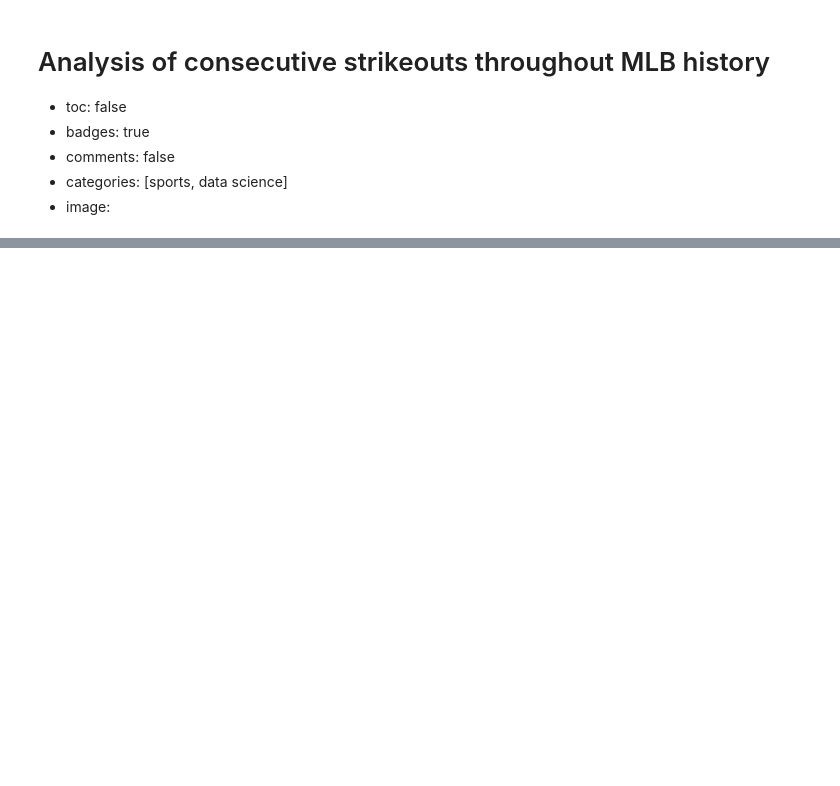
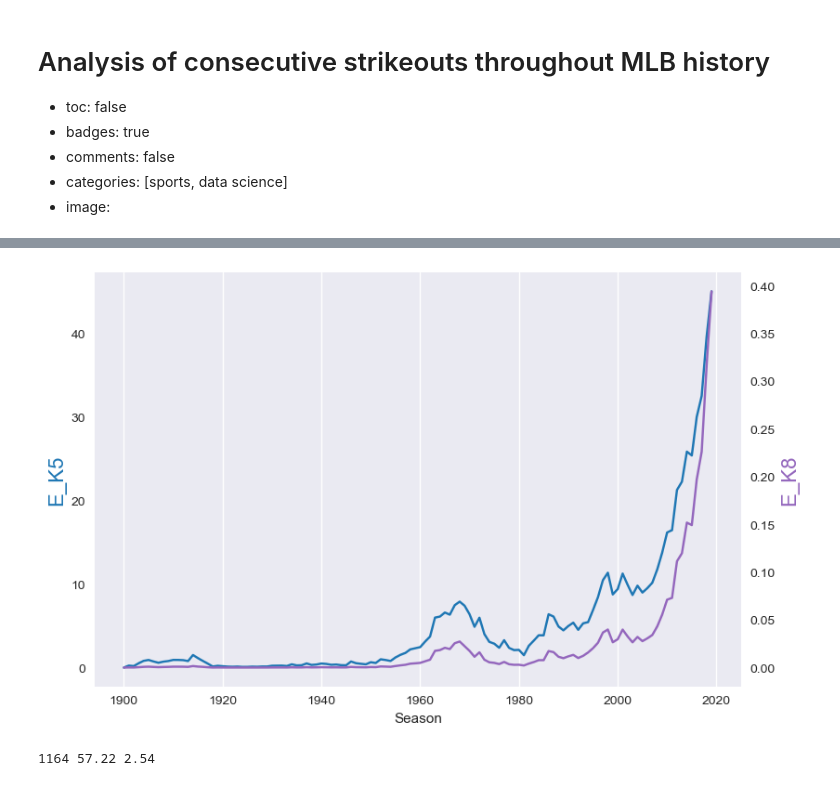
Before and after one commit to tmaule/website, a Jupyter notebook: _notebooks/2021-01-22-k_streaks.ipynb, the cells around one changed output, grey strips where cells are left out. Saved outputs shown, nothing was run; the diff lists cells and outputs as text; code cells hidden in the pictures; blank space fills up the shorter version.

```diff
--- a/_notebooks/2021-01-22-k_streaks.ipynb
+++ b/_notebooks/2021-01-22-k_streaks.ipynb
@@ -50,0 +58,22 @@ Plotting the 'K rate' above, we can see that strikeouts have become much more co
+# %%
+#collapse-hide
+sp_data_fg['E_K5'] = sp_data_fg.GS*(sp_data_fg.BF_per_start_est-4)*sp_data_fg.K_rt_SP**5
+sp_data_fg['E_K8'] = sp_data_fg.GS*(sp_data_fg.BF_per_start_est-7)*sp_data_fg.K_rt_SP**8
+sp_data_fg['E_K10'] = sp_data_fg.GS*(sp_data_fg.BF_per_start_est-9)*sp_data_fg.K_rt_SP**10
+
+ax = sp_data_fg.plot(y='E_K5', legend=None, color='tab:blue');
+ax.set_ylabel('E_K5', color='tab:blue', fontsize=16);
+ax2 = ax.twinx();
+sp_data_fg.plot(y='E_K8', ax=ax2, color='tab:purple', legend=None);
+ax2.set_ylabel('E_K8', color='tab:purple', fontsize=16);
+ax.grid(b=False, axis='y'); ax2.grid(b=False, axis='y')
+# %% [output]
+[figure, added]
+# %%
+#collapse-hide
+seaver = sp_data_fg.E_K10[1970]
+darvish = sp_data_fg.E_K8[2019]
+K8_1970 = sp_data_fg.E_K8[1970]
+print(int(darvish/seaver), round(1/K8_1970, 2), round(1/darvish, 2))
+# %% [output]
+1164 57.22 2.54
```
Also changed, not shown: parts of 7 cells of this notebook, 1 other file.
